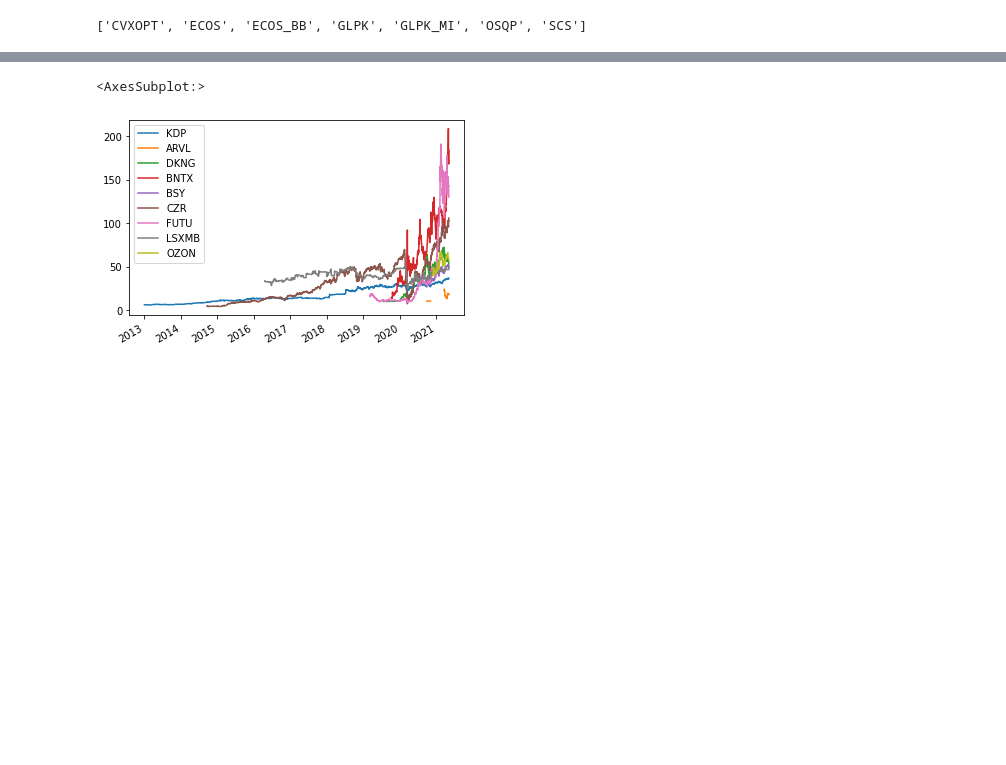
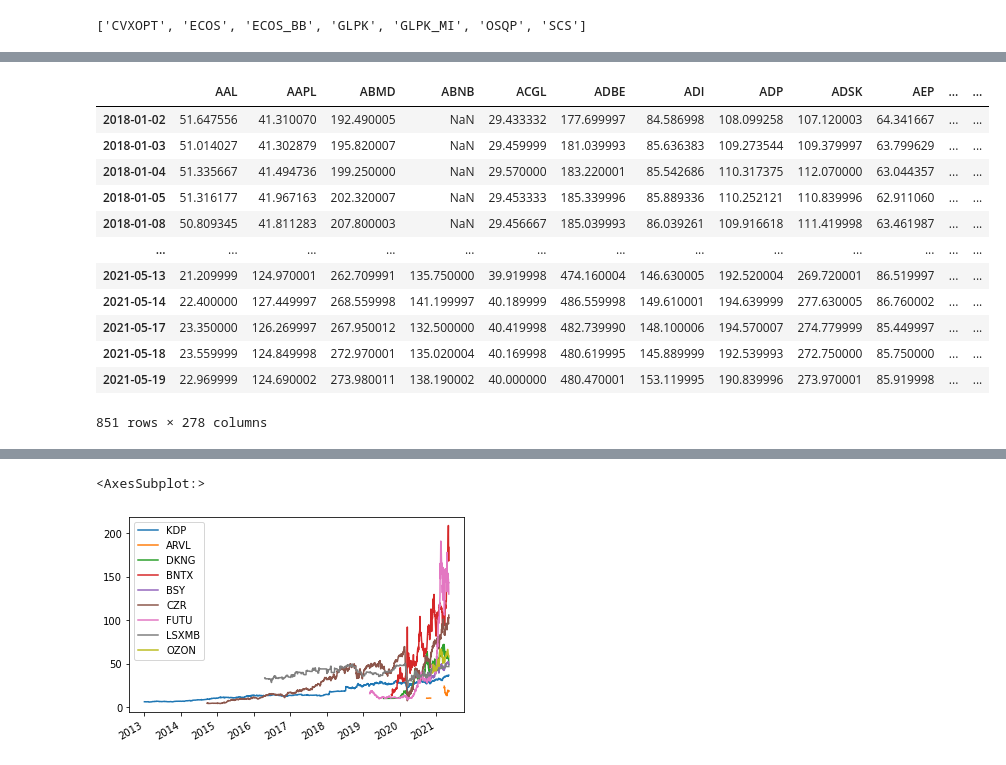
Before and after one commit to MatienkoAndrew/ML_2021, a Jupyter notebook: Diplom/Stock Optimizer Portfolio.ipynb, the cells around one changed output, grey strips where cells are left out. Drawn from its saved outputs; the diff is of its cells as text; code cells hidden in the pictures; blank space fills up the shorter version.

```diff
--- a/Diplom/Stock Optimizer Portfolio.ipynb
+++ b/Diplom/Stock Optimizer Portfolio.ipynb
@@ -143,3 +174,19 @@ Wall time: 8.96 ms
+# %%
+df
+# %% [output]
+|  | AAL | AAPL | ABMD | ABNB | ACGL | ADBE | ADI | ADP | ADSK | AEP | ... | ... |
+| 2018-01-02 | 51.647556 | 41.310070 | 192.490005 | NaN | 29.433332 | 177.699997 | 84.586998 | 108.099258 | 107.120003 | 64.341667 | ... | ... |
+| 2018-01-03 | 51.014027 | 41.302879 | 195.820007 | NaN | 29.459999 | 181.039993 | 85.636383 | 109.273544 | 109.379997 | 63.799629 | ... | ... |
+| 2018-01-04 | 51.335667 | 41.494736 | 199.250000 | NaN | 29.570000 | 183.220001 | 85.542686 | 110.317375 | 112.070000 | 63.044357 | ... | ... |
+| 2018-01-05 | 51.316177 | 41.967163 | 202.320007 | NaN | 29.453333 | 185.339996 | 85.889336 | 110.252121 | 110.839996 | 62.911060 | ... | ... |
+| 2018-01-08 | 50.809345 | 41.811283 | 207.800003 | NaN | 29.456667 | 185.039993 | 86.039261 | 109.916618 | 111.419998 | 63.461987 | ... | ... |
+| ... | ... | ... | ... | ... | ... | ... | ... | ... | ... | ... | ... | ... |
+| 2021-05-13 | 21.209999 | 124.970001 | 262.709991 | 135.750000 | 39.919998 | 474.160004 | 146.630005 | 192.520004 | 269.720001 | 86.519997 | ... | ... |
+| 2021-05-14 | 22.400000 | 127.449997 | 268.559998 | 141.199997 | 40.189999 | 486.559998 | 149.610001 | 194.639999 | 277.630005 | 86.760002 | ... | ... |
+| 2021-05-17 | 23.350000 | 126.269997 | 267.950012 | 132.500000 | 40.419998 | 482.739990 | 148.100006 | 194.570007 | 274.779999 | 85.449997 | ... | ... |
+| 2021-05-18 | 23.559999 | 124.849998 | 272.970001 | 135.020004 | 40.169998 | 480.619995 | 145.889999 | 192.539993 | 272.750000 | 85.750000 | ... | ... |
+| 2021-05-19 | 22.969999 | 124.690002 | 273.980011 | 138.190002 | 40.000000 | 480.470001 | 153.119995 | 190.839996 | 273.970001 | 85.919998 | ... | ... |
+851 rows × 278 columns
 # %%
 # ! pip uninstall cvxopt
 # ! export CVXOPT_BUILD_GLPK=1
```
Also changed, not shown: parts of 15 cells of this notebook, 8 other files.
